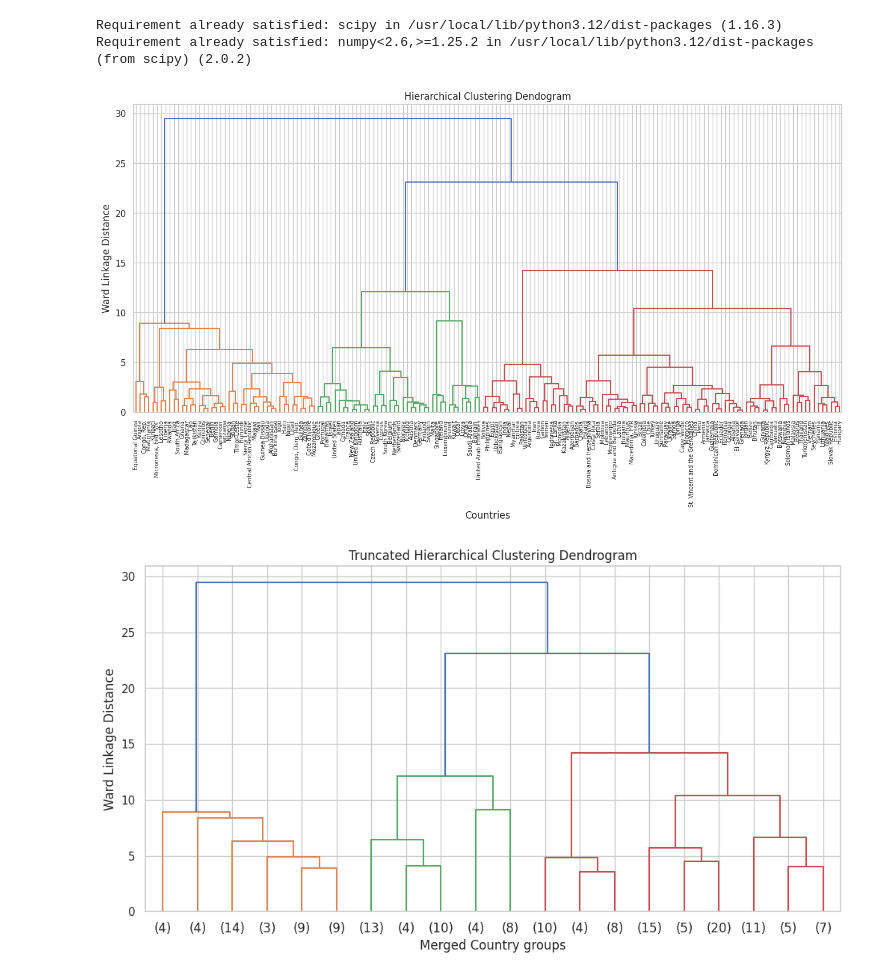
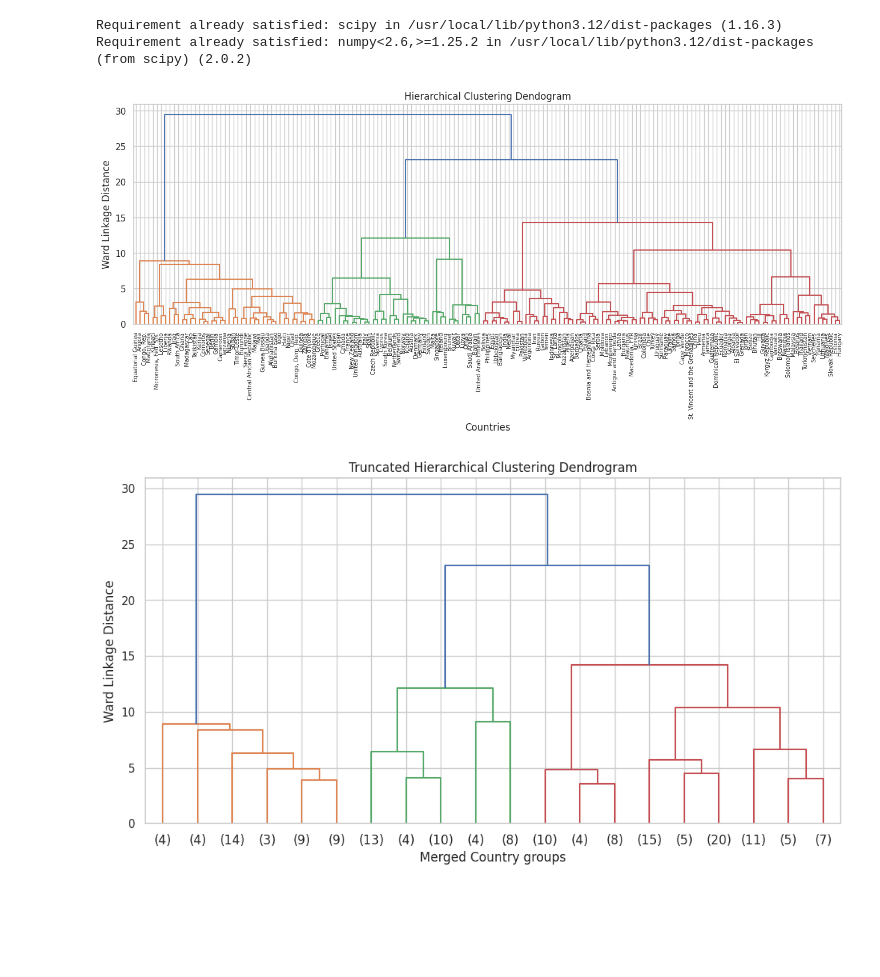
Before and after one commit to krishnasaijoga/ScalerCaseStudies, a Jupyter notebook: UncoveringHiddenCountrySegmentsCS.ipynb, the cells around one changed output. Saved outputs shown, nothing was run; the diff lists cells and outputs as text; code cells hidden in the pictures; blank space fills up the shorter version.

```diff
--- a/UncoveringHiddenCountrySegmentsCS.ipynb
+++ b/UncoveringHiddenCountrySegmentsCS.ipynb
@@ -949,18 +862,18 @@ Requirement already satisfied: numpy<2.6,>=1.25.2 in /usr/local/lib/python3.12/d
 # %%
 from scipy.cluster.hierarchy import linkage, dendrogram
 X_hier=X_cluster.copy()
 linkage_matrix=linkage(X_hier, method='ward')
 
-plt.figure(figsize=(16,7))
+plt.figure(figsize=(16,5))
 
 dendrogram(linkage_matrix, labels=df['country'].values,leaf_rotation=90,leaf_font_size=7)
 
 plt.title("Hierarchical Clustering Dendogram")
 plt.xlabel("Countries")
 plt.ylabel("Ward Linkage Distance")
 plt.show()
 # %% [output]
-[figure, old version]
+[figure, new version]
 # %%
 plt.figure(figsize=(12,6))
 
```
Also changed, not shown: parts of 6 cells of this notebook.
